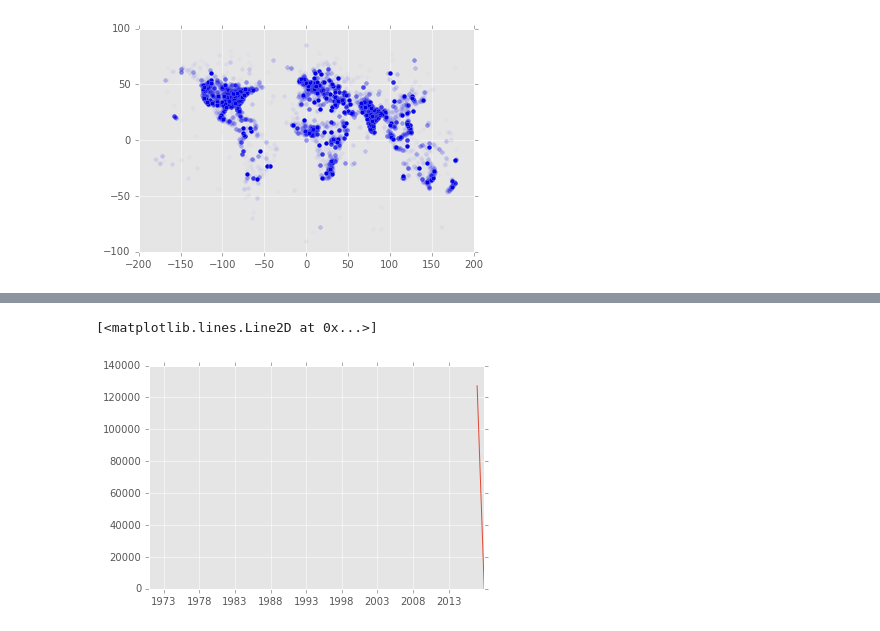
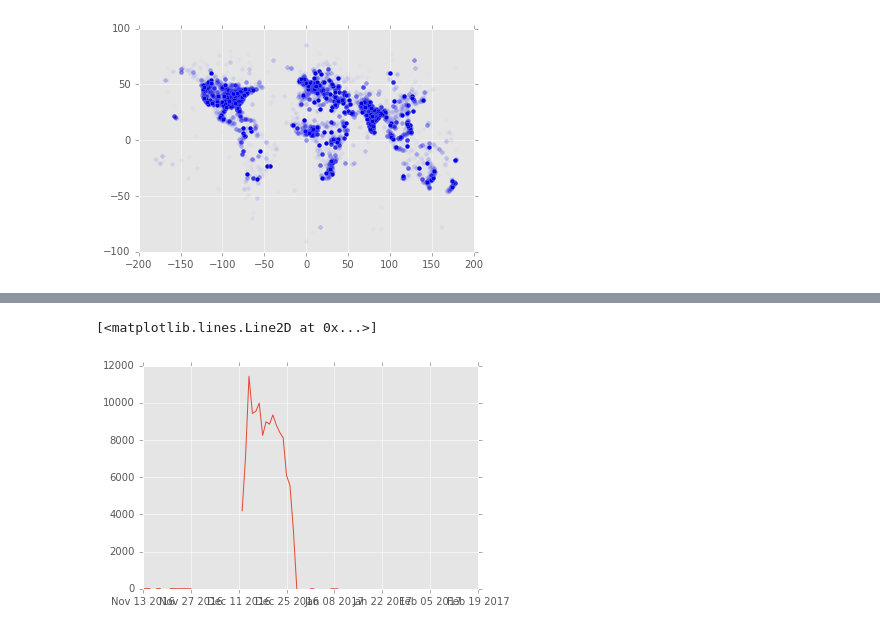
Before and after one commit to brendan-dorsey/stabilitas-thresholds, a Jupyter notebook: initial_eda.ipynb, the cells around one changed output, grey strips where cells are left out. Saved outputs shown, nothing was run; the diff lists cells and outputs as text; code cells hidden in the pictures.

Commit message:
Timeseries fixed to use start timestamp

```diff
--- a/initial_eda.ipynb
+++ b/initial_eda.ipynb
@@ -15,7 +15,7 @@ column_names = [
     "created_on",
     "updated_on",
     "start_ts",
-    "unitl_ts",
+    "until_ts",
     "report_type",
     "notes",
     "layer_id",
@@ -96,5 +96,8 @@ plt.scatter(location_df["lon"], location_df["lat"], alpha=0.02)
 <matplotlib.collections.PathCollection at 0x...>
 [figure]
 # %%
-ts_created = pd.Series(np.ones(len(df)))
-ts_created = ts_start.reindex(pd.to_datetime(df["until_ts"]), fill_value=1)
+start_timeseries = pd.Series(np.ones(len(df))).reindex(
+        pd.to_datetime(
+            df["start_ts"], unit="s", errors="ignore"),
+        fill_value=1
+)
@@ -140,5 +104,9 @@ dtype: float64
+# %%
+daily = start_timeseries.resample("d").sum()
+hourly = start_timeseries.resample("H").sum()
+ten_mins = start_timeseries.resample("10T").sum()
 # %%
-plt.plot(ts_created)
+plt.plot(daily)
 # %% [output]
 [<matplotlib.lines.Line2D at 0x...>]
-[figure, old version]
+[figure, new version]
```
Also changed, not shown: parts of 9 cells of this notebook.
